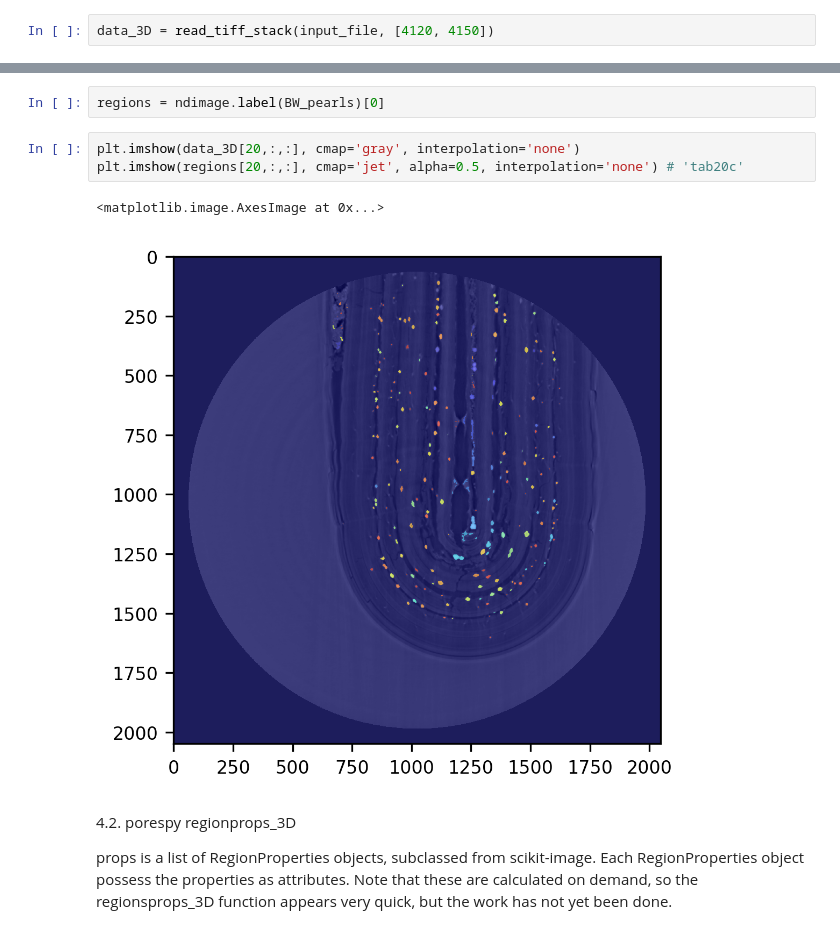
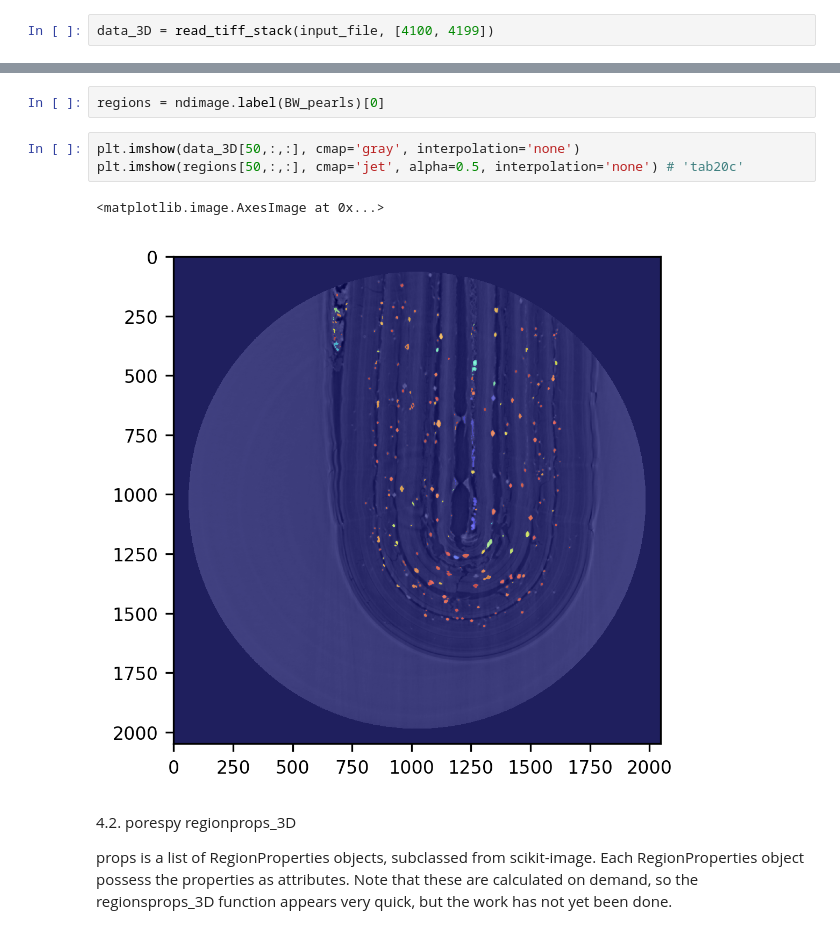
Before and after one commit to gianthk/CERIC-Franceschin, a Jupyter notebook: notebooks/perline.ipynb, the cells around one changed output, grey strips where cells are left out. Cells and saved outputs as stored; diff of their text form.

```diff
--- a/notebooks/perline.ipynb
+++ b/notebooks/perline.ipynb
@@ -58,7 +58,7 @@ loading small portion (100 slices) of the full dataset..
 # input_file = '/media/gianthk/My Passport/20217193_Traviglia/recons/581681_punta_HR_stitch2_merge_corr_phrt/slices/slice_0000.tif'
 input_file = '/home/gianthk/Data/BEATS/Franceschin/20217193_Traviglia/recons/581681_punta_HR_stitch2_merge_corr_phrt/100slices/slice_4101.tif'
 # %%
-data_3D = read_tiff_stack(input_file, [4120, 4150])
+data_3D = read_tiff_stack(input_file, [4100, 4199])
 # %%
 vs = np.ones(3)*1.0e-3 # [mm]
 # %%
@@ -194,11 +194,11 @@ plt.imshow(BW_pearls[20,:,:], cmap='inferno', alpha=0.5)
 # %%
 regions = ndimage.label(BW_pearls)[0]
 # %%
-plt.imshow(data_3D[20,:,:], cmap='gray', interpolation='none')
-plt.imshow(regions[20,:,:], cmap='jet', alpha=0.5, interpolation='none') # 'tab20c'
+plt.imshow(data_3D[50,:,:], cmap='gray', interpolation='none')
+plt.imshow(regions[50,:,:], cmap='jet', alpha=0.5, interpolation='none') # 'tab20c'
 # %% [output]
 <matplotlib.image.AxesImage at 0x...>
-[figure, old version]
+[figure, new version]
 # %% [markdown]
 4.2. porespy regionprops_3D
 
```
Also changed, not shown: parts of 35 cells of this notebook.
